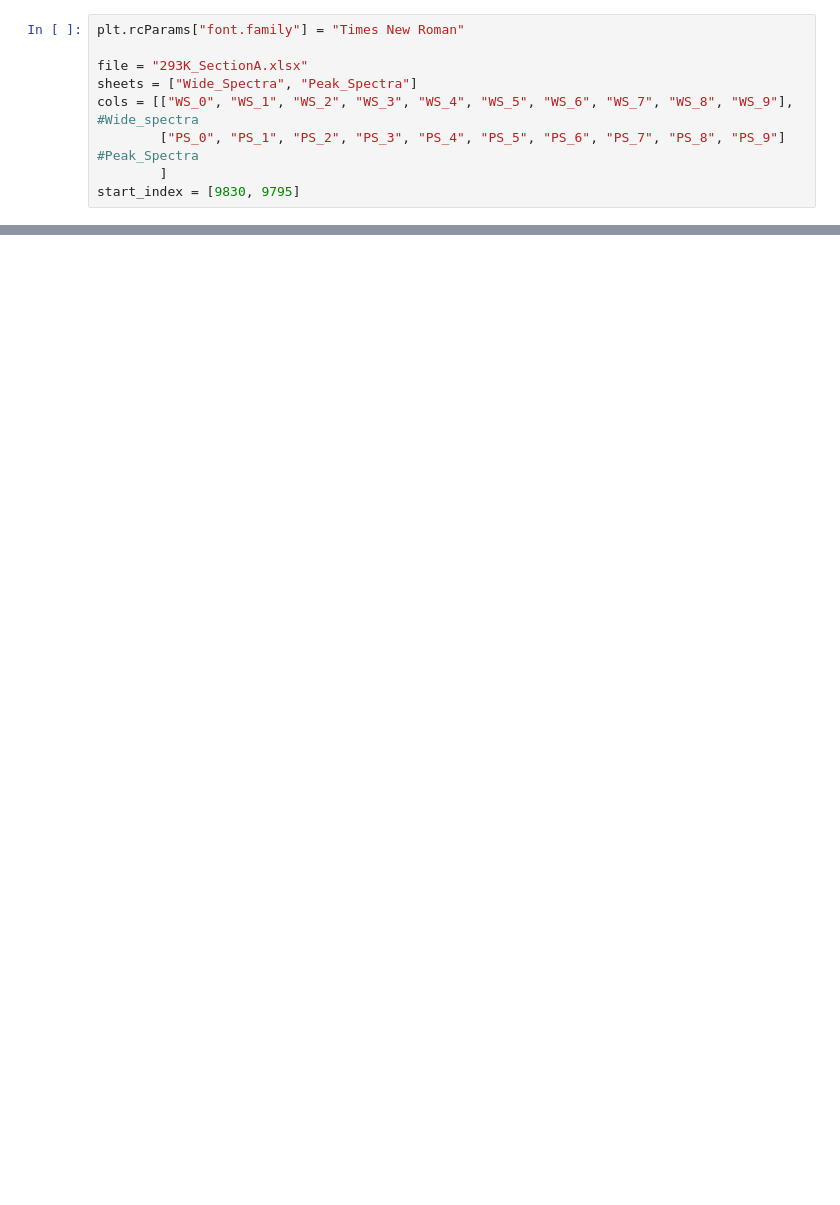
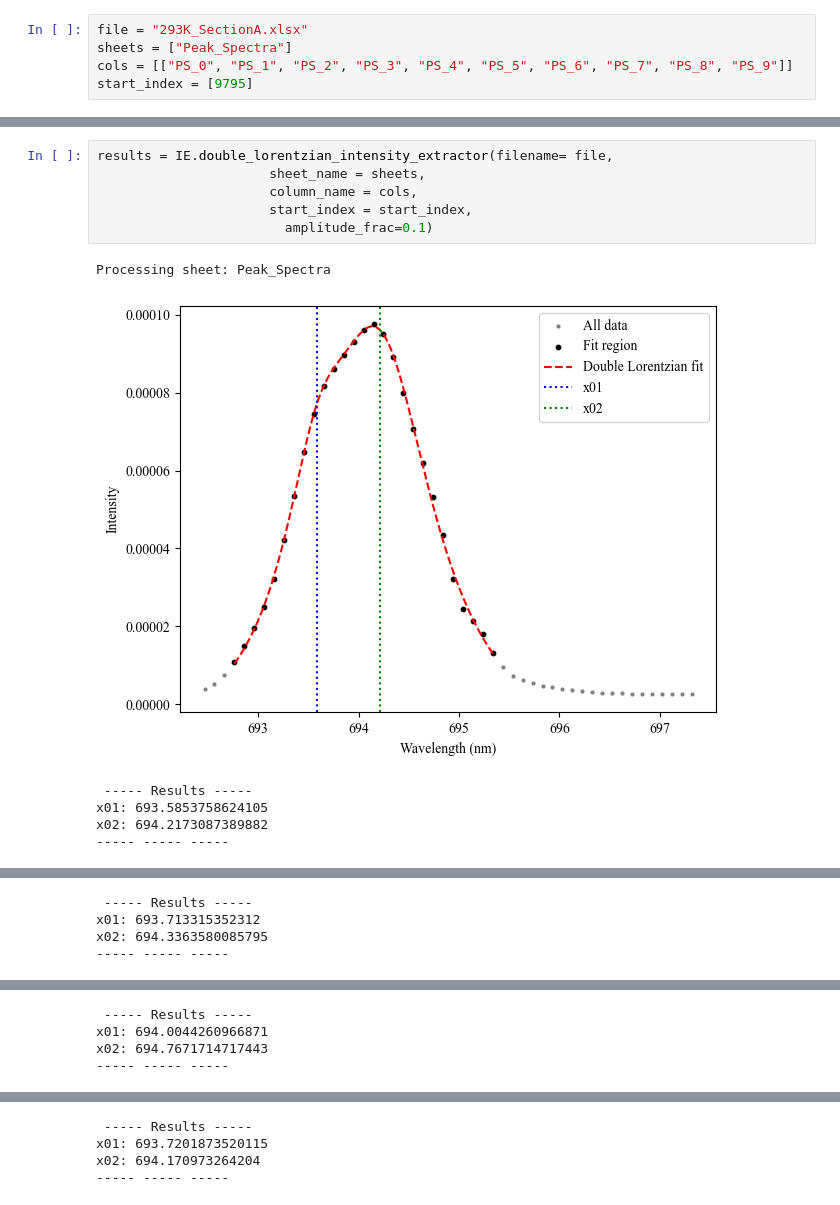
Before and after one commit to Sebastian426/Advanced-Lab-Code, a Jupyter notebook: Intensity_Runs_293K/293k_graph_PS.ipynb, the cells around one changed output, grey strips where cells are left out. Drawn from its saved outputs; the diff is of its cells as text; blank space fills up the shorter version.

```diff
--- a/Intensity_Runs_293K/293k_graph_PS.ipynb
+++ b/Intensity_Runs_293K/293k_graph_PS.ipynb
@@ -7,9 +18,5 @@ from scipy.optimize import curve_fit
 # %%
-plt.rcParams["font.family"] = "Times New Roman"
-
 file = "293K_SectionA.xlsx"
-sheets = ["Wide_Spectra", "Peak_Spectra"]
-cols = [["WS_0", "WS_1", "WS_2", "WS_3", "WS_4", "WS_5", "WS_6", "WS_7", "WS_8", "WS_9"],  #Wide_spectra
-        ["PS_0", "PS_1", "PS_2", "PS_3", "PS_4", "PS_5", "PS_6", "PS_7", "PS_8", "PS_9"]  #Peak_Spectra
-        ]
-start_index = [9830, 9795]
+sheets = ["Peak_Spectra"]
+cols = [["PS_0", "PS_1", "PS_2", "PS_3", "PS_4", "PS_5", "PS_6", "PS_7", "PS_8", "PS_9"]]
+start_index = [9795]
@@ -157,0 +23,13 @@ Fitted B: 1.0404467971766311
+# %%
+results = IE.double_lorentzian_intensity_extractor(filename= file,
+                      sheet_name = sheets,
+                      column_name = cols,
+                      start_index = start_index,
+                        amplitude_frac=0.1)
+# %% [output]
+Processing sheet: Peak_Spectra
+[figure, added]
+ ----- Results -----
+x01: 693.5853758624105
+x02: 694.2173087389882
+----- ----- -----
@@ -157,0 +37,4 @@ Fitted B: 1.0404467971766311
+ ----- Results -----
+x01: 693.713315352312
+x02: 694.3363580085795
+----- ----- -----
@@ -157,0 +42,4 @@ Fitted B: 1.0404467971766311
+ ----- Results -----
+x01: 694.0044260966871
+x02: 694.7671714717443
+----- ----- -----
@@ -157,0 +47,4 @@ Fitted B: 1.0404467971766311
+ ----- Results -----
+x01: 693.7201873520115
+x02: 694.170973264204
+----- ----- -----
```
Also changed, not shown: parts of 13 cells of this notebook, 9 other files.
